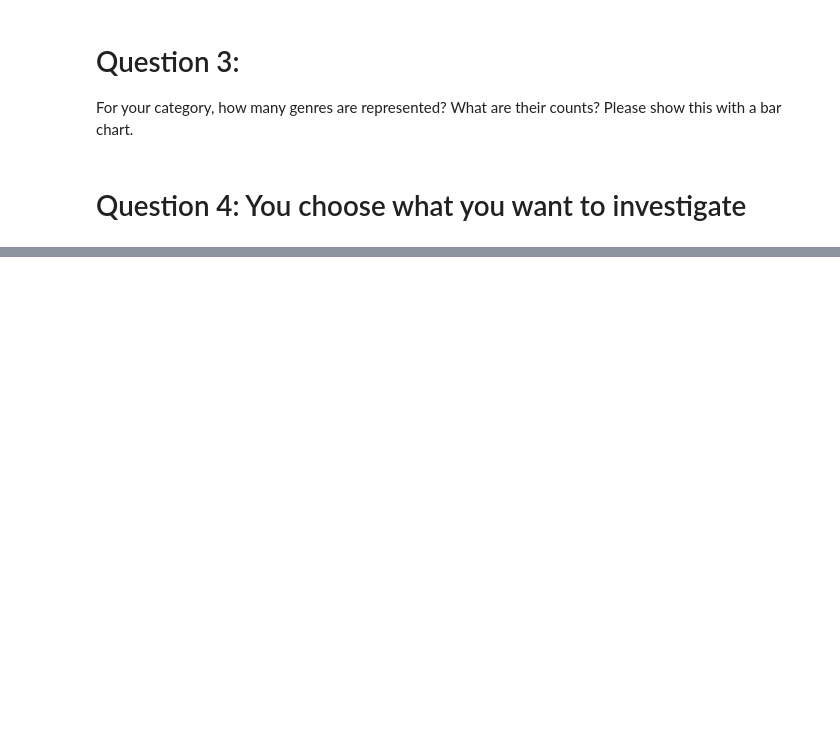
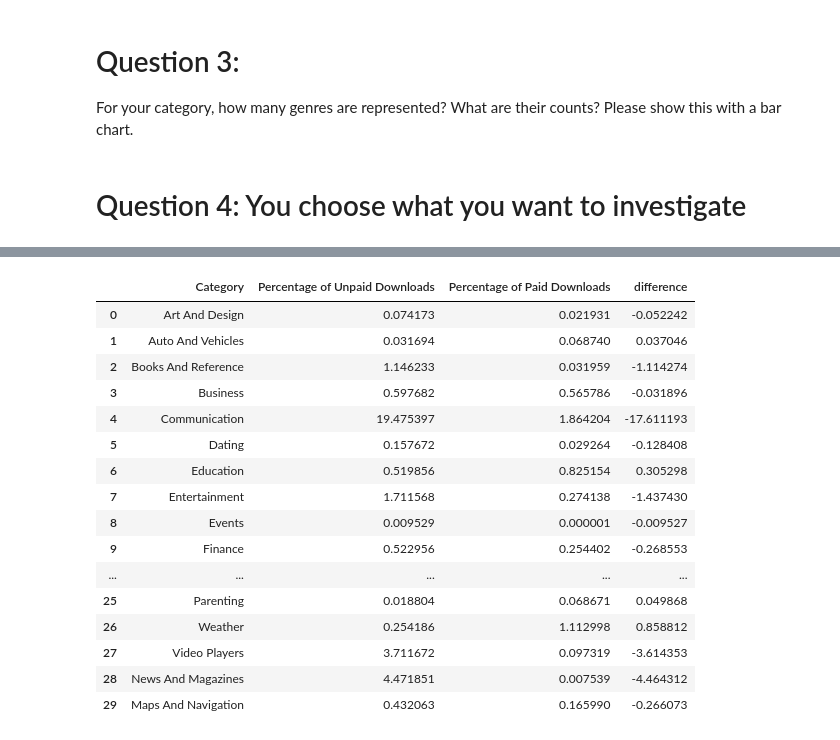
Before and after one commit to kcalizadeh/mod1-case-study-eda, a Jupyter notebook: workbook.ipynb, the cells around one changed output, grey strips where cells are left out. Drawn from its saved outputs; the diff is of its cells as text; code cells hidden in the pictures; blank space fills up the shorter version.

```diff
--- a/workbook.ipynb
+++ b/workbook.ipynb
@@ -188,4 +188,7 @@ paid_by_cat = pd.DataFrame(list(cat_percent_paid.items()),columns = ['Category',
 paid_by_cat2 = pd.DataFrame(list(cat_percent_unpaid.items()),columns = ['Category','Percentage of Unpaid Downloads'])
 
 unified = pd.merge(paid_by_cat2, paid_by_cat)
+
+unified['difference'] = unified['Percentage of Paid Downloads'] - unified['Percentage of Unpaid Downloads']
+unified
 # %% [output]
@@ -193 +195,18 @@ SyntaxError: EOL while scanning string literal (<ipython-input-167-c4e298d9b38d>
+|  | Category | Percentage of Unpaid Downloads | Percentage of Paid Downloads | difference |
+| 0 | Art And Design | 0.074173 | 0.021931 | -0.052242 |
+| 1 | Auto And Vehicles | 0.031694 | 0.068740 | 0.037046 |
+| 2 | Books And Reference | 1.146233 | 0.031959 | -1.114274 |
+| 3 | Business | 0.597682 | 0.565786 | -0.031896 |
+| 4 | Communication | 19.475397 | 1.864204 | -17.611193 |
+| 5 | Dating | 0.157672 | 0.029264 | -0.128408 |
+| 6 | Education | 0.519856 | 0.825154 | 0.305298 |
+| 7 | Entertainment | 1.711568 | 0.274138 | -1.437430 |
+| 8 | Events | 0.009529 | 0.000001 | -0.009527 |
+| 9 | Finance | 0.522956 | 0.254402 | -0.268553 |
+| ... | ... | ... | ... | ... |
+| 25 | Parenting | 0.018804 | 0.068671 | 0.049868 |
+| 26 | Weather | 0.254186 | 1.112998 | 0.858812 |
+| 27 | Video Players | 3.711672 | 0.097319 | -3.614353 |
+| 28 | News And Magazines | 4.471851 | 0.007539 | -4.464312 |
+| 29 | Maps And Navigation | 0.432063 | 0.165990 | -0.266073 |
 # %%
```
Also changed, not shown: parts of 3 cells of this notebook.
